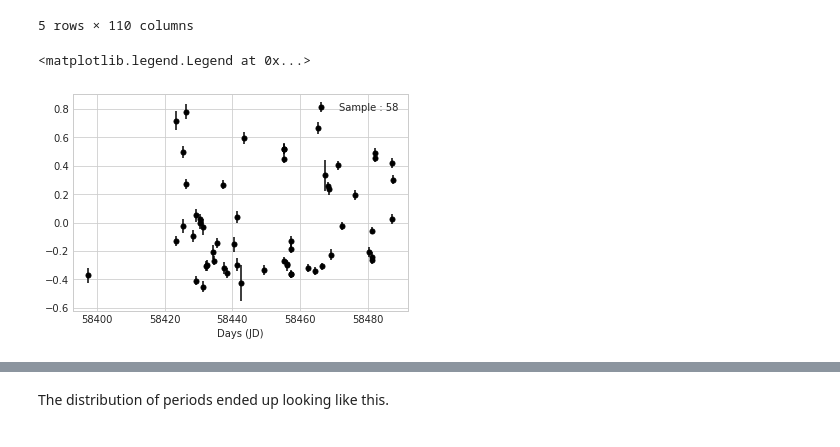
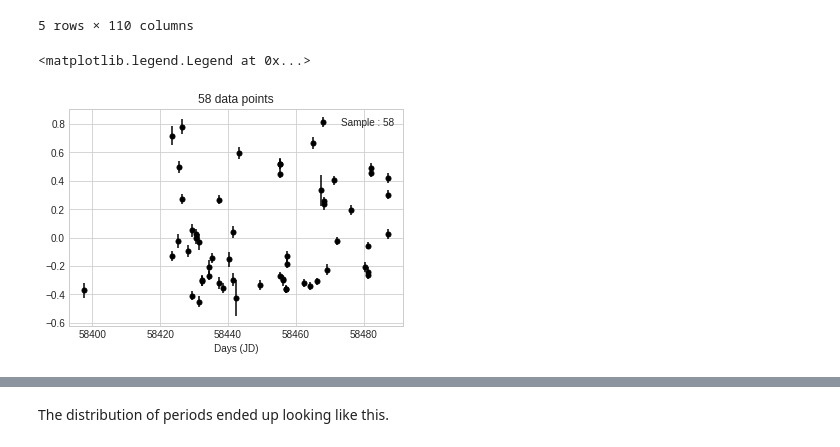
Before and after one commit to dirac-institute/CometGPs, a Jupyter notebook: cwl_sandbox/A Motivating Example-Not Simulated.ipynb, the cells around one changed output, grey strips where cells are left out. Drawn from its saved outputs; the diff is of its cells as text; code cells hidden in the pictures.

```diff
--- a/cwl_sandbox/A Motivating Example-Not Simulated.ipynb
+++ b/cwl_sandbox/A Motivating Example-Not Simulated.ipynb
@@ -37,15 +37,15 @@ data.head()
 5 rows × 110 columns
 # %%
 fig, ax = plt.subplots(1,1, figsize=(6,4))
-#ax.set_title("%i nights, %i data points"%(days, len(fsample)))
+ax.set_title("%i data points"%(len(fsample)))
 ax.set_xlabel("Days (JD)")
 ax.errorbar(tsample, fsample, yerr=flux_err, fmt="o", markersize=5,
             color="black", zorder=10,
             label="Sample : " + str(len(tsample)))
 ax.legend()
 # %% [output]
 <matplotlib.legend.Legend at 0x...>
-[figure, old version]
+[figure, new version]
 # %%
 def prior(params):
 
```
Also changed, not shown: parts of 21 cells of this notebook, 13 other files.
